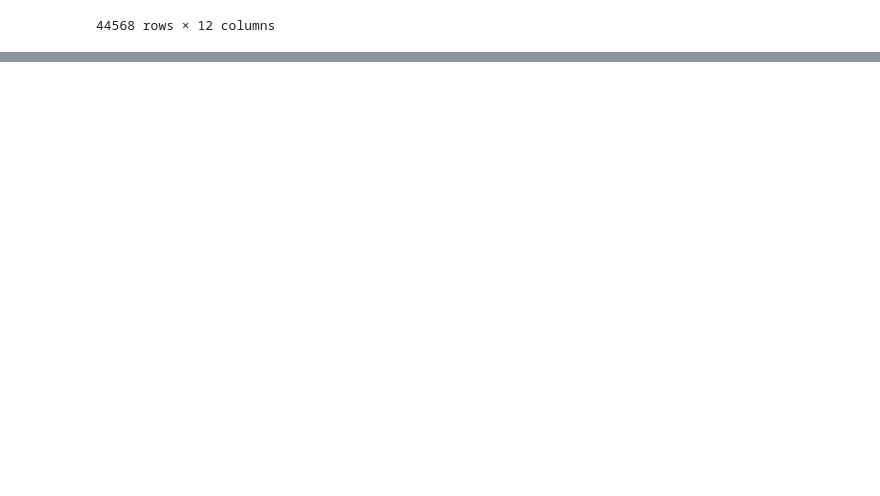
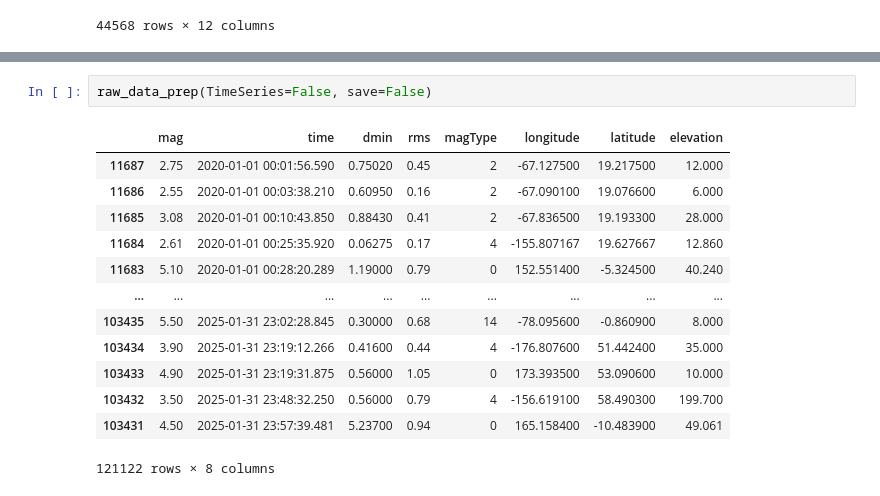
Before and after one commit to Rishit605/earthquake-prediction, a Jupyter notebook: notebook/eda.ipynb, the cells around one changed output, grey strips where cells are left out. Cells and saved outputs as stored; diff of their text form; blank space fills up the shorter version.

```diff
--- a/notebook/eda.ipynb
+++ b/notebook/eda.ipynb
@@ -542,0 +555,16 @@ event_counts_for_diff_window(dataFrame=df2)
+# %%
+raw_data_prep(TimeSeries=False, save=False)
+# %% [output]
+|  | mag | time | dmin | rms | magType | longitude | latitude | elevation |
+| 11687 | 2.75 | 2020-01-01 00:01:56.590 | 0.75020 | 0.45 | 2 | -67.127500 | 19.217500 | 12.000 |
+| 11686 | 2.55 | 2020-01-01 00:03:38.210 | 0.60950 | 0.16 | 2 | -67.090100 | 19.076600 | 6.000 |
+| 11685 | 3.08 | 2020-01-01 00:10:43.850 | 0.88430 | 0.41 | 2 | -67.836500 | 19.193300 | 28.000 |
+| 11684 | 2.61 | 2020-01-01 00:25:35.920 | 0.06275 | 0.17 | 4 | -155.807167 | 19.627667 | 12.860 |
+| 11683 | 5.10 | 2020-01-01 00:28:20.289 | 1.19000 | 0.79 | 0 | 152.551400 | -5.324500 | 40.240 |
+| ... | ... | ... | ... | ... | ... | ... | ... | ... |
+| 103435 | 5.50 | 2025-01-31 23:02:28.845 | 0.30000 | 0.68 | 14 | -78.095600 | -0.860900 | 8.000 |
+| 103434 | 3.90 | 2025-01-31 23:19:12.266 | 0.41600 | 0.44 | 4 | -176.807600 | 51.442400 | 35.000 |
+| 103433 | 4.90 | 2025-01-31 23:19:31.875 | 0.56000 | 1.05 | 0 | 173.393500 | 53.090600 | 10.000 |
+| 103432 | 3.50 | 2025-01-31 23:48:32.250 | 0.56000 | 0.79 | 4 | -156.619100 | 58.490300 | 199.700 |
+| 103431 | 4.50 | 2025-01-31 23:57:39.481 | 5.23700 | 0.94 | 0 | 165.158400 | -10.483900 | 49.061 |
+121122 rows × 8 columns
```
Also changed, not shown: parts of 17 cells of this notebook, 1 other file.
